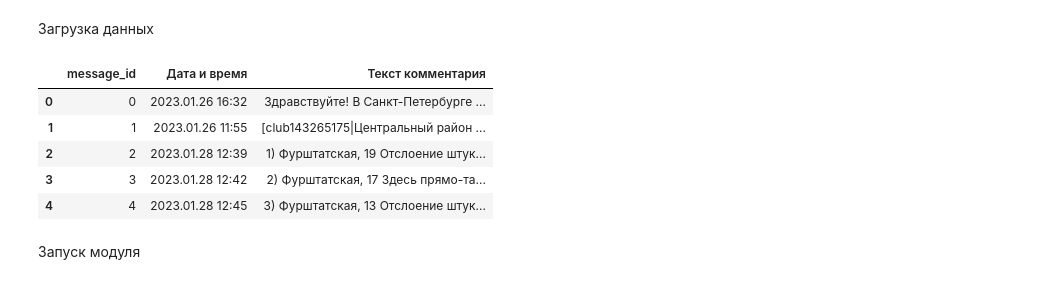
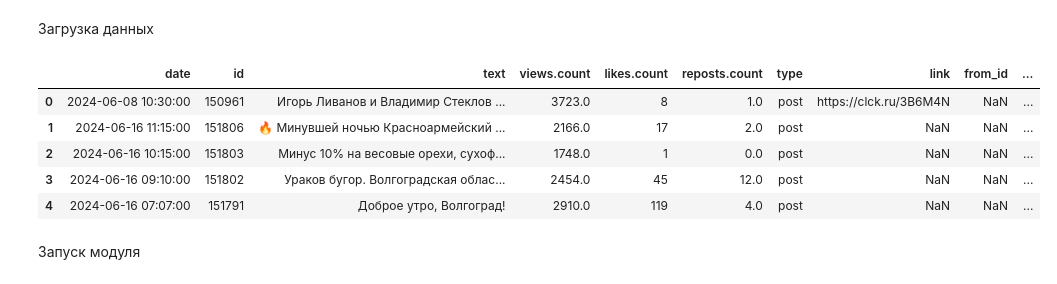
Before and after one commit to Sandrro/sloyka, a Jupyter notebook: examples/city_services_example.ipynb, the cells around one changed output. Drawn from its saved outputs; the diff is of its cells as text; code cells hidden in the pictures.

```diff
--- a/examples/city_services_example.ipynb
+++ b/examples/city_services_example.ipynb
@@ -28,14 +33,15 @@ INFO: Pandarallel will use standard multiprocessing data transfer (pipe) to tran
 Загрузка данных
 # %%
 import pandas as pd
-df = pd.read_csv(package_dir + '/sloyka/sample_data/sample_data.csv', index_col=0, sep=',', encoding='utf-8')
+df = pd.read_csv(r"C:\Projects\ITMO\sloyka\sloyka\sample_data\tvoygorod34.csv",
+        sep=";", encoding="utf-8")
 df.head()
 # %% [output]
-|  | message_id | Дата и время | Текст комментария |
-| 0 | 0 | 2023.01.26 16:32 | Здравствуйте! В Санкт-Петербурге ... |
-| 1 | 1 | 2023.01.26 11:55 | [club143265175|Центральный район ... |
-| 2 | 2 | 2023.01.28 12:39 | 1) Фурштатская, 19 Отслоение штук... |
-| 3 | 3 | 2023.01.28 12:42 | 2) Фурштатская, 17 Здесь прямо-та... |
-| 4 | 4 | 2023.01.28 12:45 | 3) Фурштатская, 13 Отслоение штук... |
+|  | date | id | text | views.count | likes.count | reposts.count | type | link | from_id | ... |
+| 0 | 2024-06-08 10:30:00 | 150961 | Игорь Ливанов и Владимир Стеклов ... | 3723.0 | 8 | 1.0 | post | https://clck.ru/3B6M4N | NaN | ... |
+| 1 | 2024-06-16 11:15:00 | 151806 | 🔥 Минувшей ночью Красноармейский ... | 2166.0 | 17 | 2.0 | post | NaN | NaN | ... |
+| 2 | 2024-06-16 10:15:00 | 151803 | Минус 10% на весовые орехи, сухоф... | 1748.0 | 1 | 0.0 | post | NaN | NaN | ... |
+| 3 | 2024-06-16 09:10:00 | 151802 | Ураков бугор. Волгоградская облас... | 2454.0 | 45 | 12.0 | post | NaN | NaN | ... |
+| 4 | 2024-06-16 07:07:00 | 151791 | Доброе утро, Волгоград! | 2910.0 | 119 | 4.0 | post | NaN | NaN | ... |
 # %% [markdown]
 Запуск модуля
```
Also changed, not shown: parts of 9 cells of this notebook, 4 other files.
